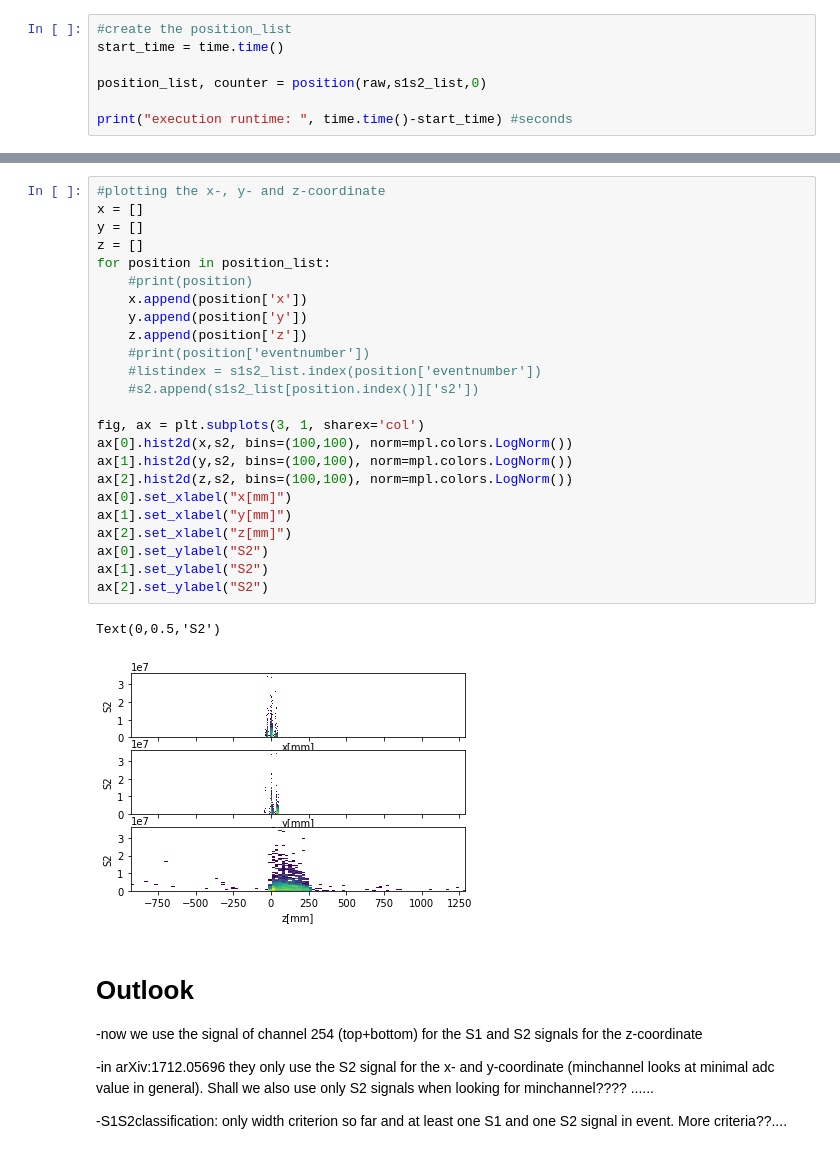
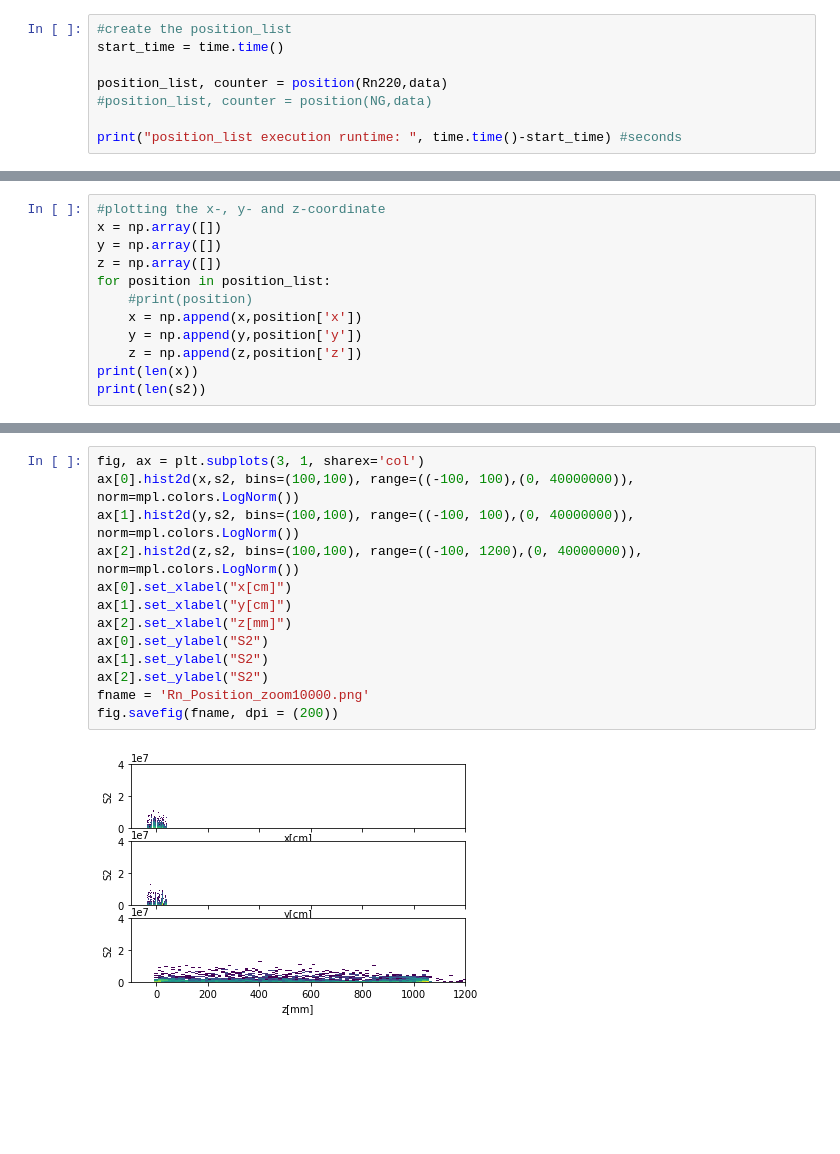
Before and after one commit to wesselrijk/XENON1T_NikhefProject, a Jupyter notebook: DataAnalysis/position_reconstruction.ipynb, the cells around one changed output, grey strips where cells are left out. Drawn from its saved outputs; the diff is of its cells as text; blank space fills up the shorter version.

```diff
--- a/DataAnalysis/position_reconstruction.ipynb
+++ b/DataAnalysis/position_reconstruction.ipynb
@@ -232,7 +244,8 @@ execution runtime:  3197.6487715244293
 #create the position_list
 start_time = time.time()
 
-position_list, counter = position(raw,s1s2_list,0)
+position_list, counter = position(Rn220,data)
+#position_list, counter = position(NG,data)
 
-print("execution runtime: ", time.time()-start_time) #seconds
+print("position_list execution runtime: ", time.time()-start_time) #seconds
 # %% [output]
@@ -273,0 +288,12 @@ Text(0.5,0,'drift[ns]')
+# %%
+#plotting the x-, y- and z-coordinate
+x = np.array([])
+y = np.array([])
+z = np.array([])
+for position in position_list:
+    #print(position)
+    x = np.append(x,position['x'])
+    y = np.append(y,position['y'])
+    z = np.append(z,position['z'])
+print(len(x))
+print(len(s2))
@@ -274,35 +316,15 @@ Text(0.5,0,'drift[ns]')
 # %%
-#plotting the x-, y- and z-coordinate
-x = []
-y = []
-z = []
-for position in position_list:
-    #print(position)
-    x.append(position['x'])
-    y.append(position['y'])
-    z.append(position['z'])
-    #print(position['eventnumber'])
-    #listindex = s1s2_list.index(position['eventnumber'])
-    #s2.append(s1s2_list[position.index()]['s2'])
-
 fig, ax = plt.subplots(3, 1, sharex='col')
-ax[0].hist2d(x,s2, bins=(100,100), norm=mpl.colors.LogNorm())
-ax[1].hist2d(y,s2, bins=(100,100), norm=mpl.colors.LogNorm())
-ax[2].hist2d(z,s2, bins=(100,100), norm=mpl.colors.LogNorm())
-ax[0].set_xlabel("x[mm]")
-ax[1].set_xlabel("y[mm]")
+ax[0].hist2d(x,s2, bins=(100,100), range=((-100, 100),(0, 40000000)), norm=mpl.colors.LogNorm())
+ax[1].hist2d(y,s2, bins=(100,100), range=((-100, 100),(0, 40000000)), norm=mpl.colors.LogNorm())
+ax[2].hist2d(z,s2, bins=(100,100), range=((-100, 1200),(0, 40000000)), norm=mpl.colors.LogNorm())
+ax[0].set_xlabel("x[cm]")
+ax[1].set_xlabel("y[cm]")
 ax[2].set_xlabel("z[mm]")
 ax[0].set_ylabel("S2")
 ax[1].set_ylabel("S2")
 ax[2].set_ylabel("S2")
+fname = 'Rn_Position_zoom10000.png'
+fig.savefig(fname, dpi = (200))
 # %% [output]
-Text(0,0.5,'S2')
-[figure, old version]
+[figure, new version]
-# %% [markdown]
-# Outlook
-
--now we use the signal of channel 254 (top+bottom) for the S1 and S2 signals for the z-coordinate
-
--in arXiv:1712.05696 they only use the S2 signal for the x- and y-coordinate (minchannel looks at minimal adc value in general). Shall we also use only S2 signals when looking for minchannel???? ......
-
--S1S2classification: only width criterion so far and at least one S1 and one S2 signal in event. More criteria??....
```
Also changed, not shown: parts of 20 cells of this notebook, 5 other files.
